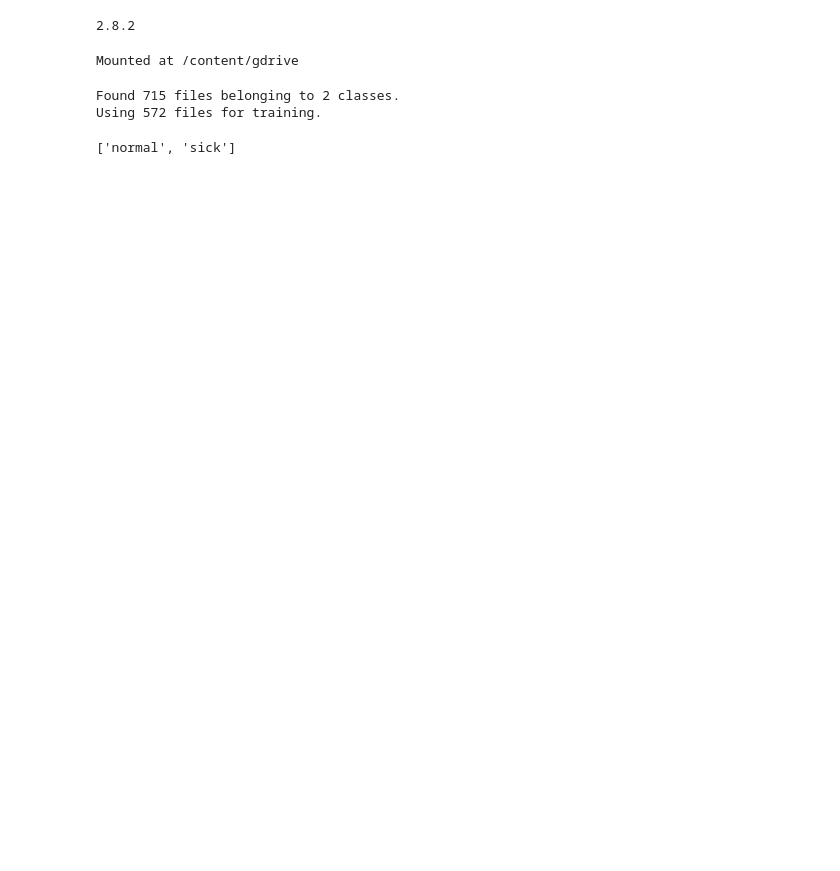
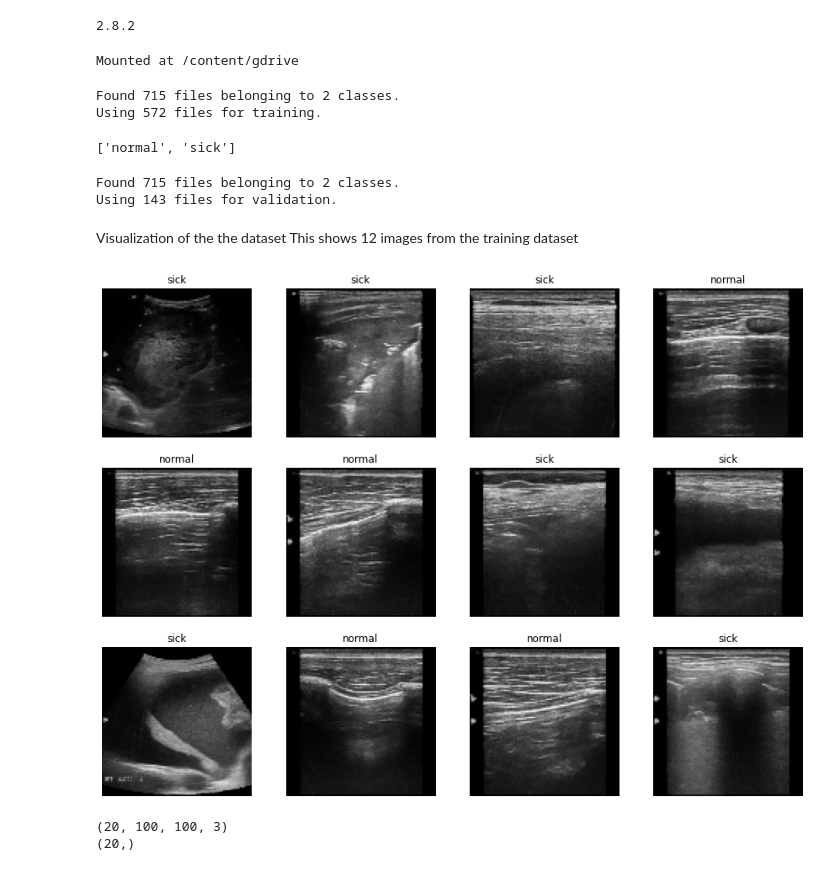
Before and after one commit to wandieinnocents/diagnosing_ultrasound_image_DeepLearning, a Jupyter notebook: chest_opaciy_Deep_learning.ipynb, the cells around one changed output. Drawn from its saved outputs; the diff is of its cells as text; code cells hidden in the pictures; blank space fills up the shorter version.

```diff
--- a/chest_opaciy_Deep_learning.ipynb
+++ b/chest_opaciy_Deep_learning.ipynb
@@ -37,3 +46,32 @@ display_class_names = training_dataset.class_names
 print(display_class_names)
 # %% [output]
 ['normal', 'sick']
+# %%
+# validation dataset
+validation_dataset = tf.keras.utils.image_dataset_from_directory(dataset_one, validation_split=0.2,subset="validation",seed=123, image_size=(100,100),batch_size=20)
+# %% [output]
+Found 715 files belonging to 2 classes.
+Using 143 files for validation.
+# %% [markdown]
+Visualization of the  the dataset
+This shows 12 images from the training dataset
+# %%
+# plot the image datasets
+# resize the plot to display
+plt.figure(figsize=(15,15))
+for images_data,labels in training_dataset.take(1):
+  for image in range(12):
+    ax = plt.subplot(4,4, image+1)
+    plt.imshow(images_data[image].numpy().astype("uint8"))
+    plt.title(display_class_names[labels[image]])
+    plt.axis("off")
+# %% [output]
+[figure, added]
+# %%
+for image_batch, labels_batch in training_dataset:
+  print(image_batch.shape)
+  print(labels_batch.shape)
+  break
+# %% [output]
+(20, 100, 100, 3)
+(20,)
```
Also changed, not shown: parts of 7 cells of this notebook.
